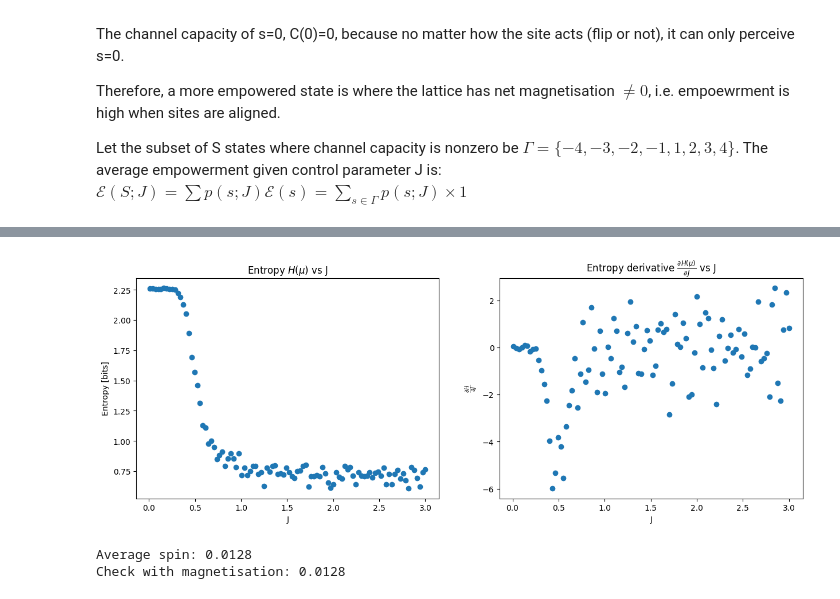
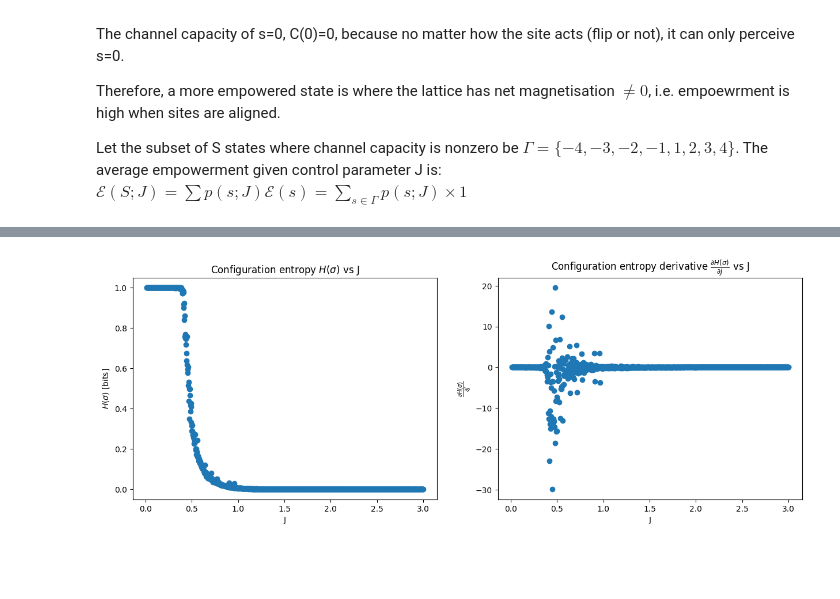
Before and after one commit to qianyangchen/IsingModel2D, a Jupyter notebook: Ising2D.ipynb, the cells around one changed output, grey strips where cells are left out. Drawn from its saved outputs; the diff is of its cells as text; code cells hidden in the pictures; blank space fills up the shorter version.

```diff
--- a/Ising2D.ipynb
+++ b/Ising2D.ipynb
@@ -49,6 +42,0 @@ def initialise(N, bias=0.5, seed=0):
-# %%
-# visualise initial lattice, yellow = +1
-N = 50
-lattice = initialise(N, bias=0.5, seed=10)
-plt.imshow(lattice);
-plt.title(f'Initial configuration with N = {N}');
@@ -264,18 +227,0 @@ J=2: predictive information = 0.6987 bits, H(SNext) = 0.6995 bits, H(SNext|S) =
-# %%
-%%time
-# run for multiple J and compute pi for each J
-Js = np.linspace(0.01,3,100)
-N = 100
-time = 1000000
-pis = {}
-etps = {}
-offset = 4 # convert range [-4,4] to [0,8] for mi computation
-base = 2*offset+1
-numSample = 100000 # take 10k observations to compute pi
-
-for j in Js:
-    spins, senses, actions, sensesNext, mus, magnetisations = simulation(N, time, j, bias=0.5, seed=0, plot=False)
-    S = senses[-numSample:] + offset # take the last 100k observations, disregard transient
-    SNext = sensesNext[-numSample:] + offset
-    pis[j] = mutual_information(S, SNext, base, base)
-    etps[j] = entropy(SNext, base)
@@ -426,15 +479,18 @@ def get_derivatives(xVals, fxVals):
 # %%
-etpsDerv = get_derivatives(np.array(list(etps.keys())), np.array(list(etps.values())))
+# compute configuration entropy and derivatives
+etpSigmaDerv = get_derivatives(np.array(list(etpSigma.keys())), np.array(list(etpSigma.values())))
+
 fig, axes = plt.subplots(nrows=1, ncols=2, figsize=(15, 5))
 ax = axes[0]
-ax.scatter(etps.keys(), etps.values())
-ax.set_title(r'Entropy $H(\mu)$ vs J');
+ax.scatter(etpSigma.keys(), etpSigma.values())
+ax.set_title(r'Configuration entropy $H(\sigma)$ vs J');
 ax.set_xlabel('J');
-ax.set_ylabel('Entropy [bits]');
+ax.set_ylabel(r'$H(\sigma)$ [bits]');
+
 ax = axes[1]
-ax.scatter(etps.keys(), etpsDerv)
-ax.set_title(r'Entropy derivative $\frac{\partial H(\mu)}{\partial J}$ vs J');
+ax.scatter(etpSigma.keys(), etpSigmaDerv)
+ax.set_title(r'Configuration entropy derivative $\frac{\partial H(\sigma)}{\partial J}$ vs J');
 ax.set_xlabel('J');
-ax.set_ylabel(r'$\frac{\partial H}{\partial J}$');
+ax.set_ylabel(r'$\frac{\partial H(\sigma)}{\partial J}$');
 # %% [output]
-[figure, old version]
+[figure, new version]
@@ -448,7 +496,0 @@ def get_pdf(samples):
-# %%
-p = get_pdf(lattice)
-print(f'Average spin: {p[-1]*-1+p[1]:.4f}')
-print(f'Check with magnetisation: {get_magnetisation(lattice)}')
-# %% [output]
-Average spin: 0.0128
-Check with magnetisation: 0.0128
```
Also changed, not shown: parts of 34 cells of this notebook.
